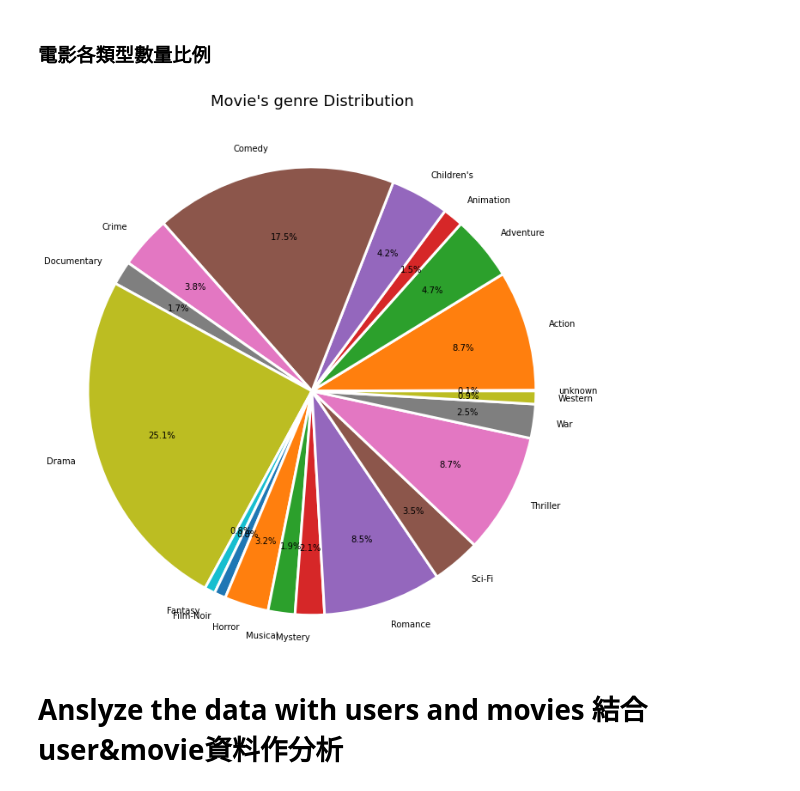
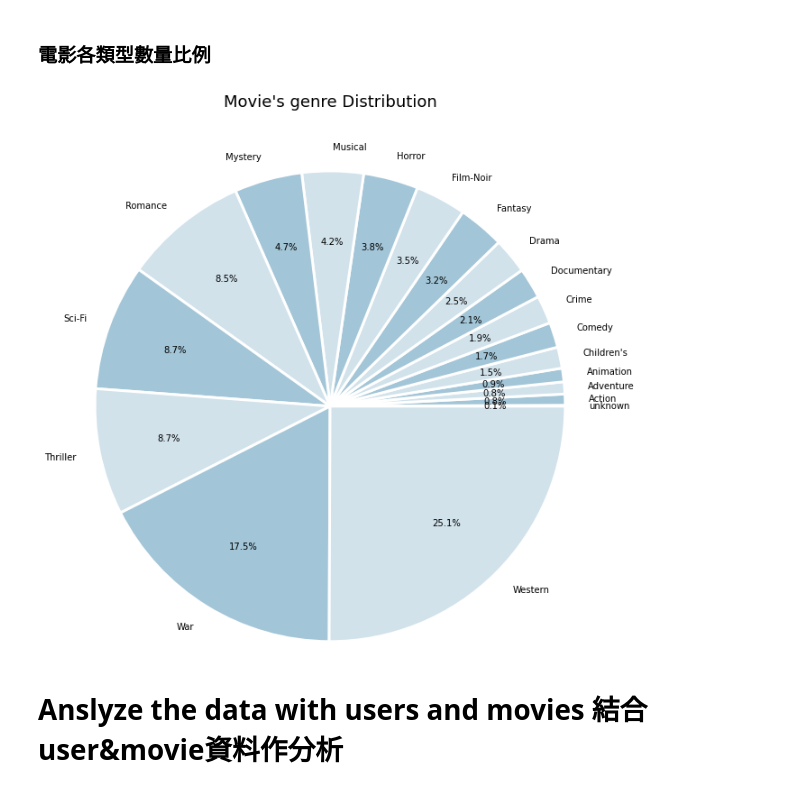
Before and after one commit to becoollll/Recommend_system, a Jupyter notebook: final.ipynb, the cells around one changed output. Cells and saved outputs as stored; diff of their text form; code cells hidden in the pictures.

```diff
--- a/final.ipynb
+++ b/final.ipynb
@@ -34,11 +34,12 @@ users.loc[users['zip_code'] == 'T8H1N']
 | 633 | 634 | 39 | M | engineer | T8H1N |
 # %%
 # load movie data into a dataframe
+moviepath = "C:\\Users\\Sophia\\Desktop\\RecommendSystem_final\\ml-100k\\ml-100k\\u.item"
 movie_header = ["item_id", "title", "release_date", "video_release_date", "IMDb_URL",
          "unknown", "Action", "Adventure", "Animation","Children's", "Comedy", "Crime",
          "Documentary", "Drama", "Fantasy", "Film-Noir", "Horror", "Musical", "Mystery",
          "Romance", "Sci-Fi", "Thriller", "War", "Western"]
-movies = pd.read_csv("C:\\Users\\Sophia\\Desktop\\RecommendSystem_final\\ml-100k\\ml-100k\\u.item", sep = '|', header = None, encoding = 'latin1', names = movie_header)
+movies = pd.read_csv(moviepath, sep = '|', header = None, encoding = 'latin1', names = movie_header)
 
 # remove the video release date (no values)
 movies = movies.drop(columns=['video_release_date'])
@@ -204,27 +211,30 @@ plt.show()
 ### 電影各類型數量比例
 # %%
 type_num = []
+color = ["#d1e2eb","#a2c5d7"]
+
 for i in range(19):
     type_num.append(0)
 
 for i in range(len(movies)):
     for j in range(19):
         if movies.loc[i][j+4] == 1:
             type_num[j] += 1
-
+type_num = sorted(type_num, key = lambda x:float(x))
 plt.pie(type_num,
         labels=genre1,
         autopct='%.1f%%',
         radius = 3,
         pctdistance = 0.7,
         textprops = {"fontsize" : 10},
-        wedgeprops={'linewidth':3,'edgecolor':'w'})
+        wedgeprops={'linewidth':3,'edgecolor':'w'},
+        colors = color)
 
 plt.title("Movie's genre Distribution", {"fontsize" : 18}, y=2)
 #plt.axis("equal")
 plt.show()
 # %% [output]
-[figure, old version]
+[figure, new version]
 # %% [markdown]
 # Anslyze the data with users and movies 結合user&movie資料作分析
 # %% [markdown]
```
Also changed, not shown: parts of 13 cells of this notebook.
